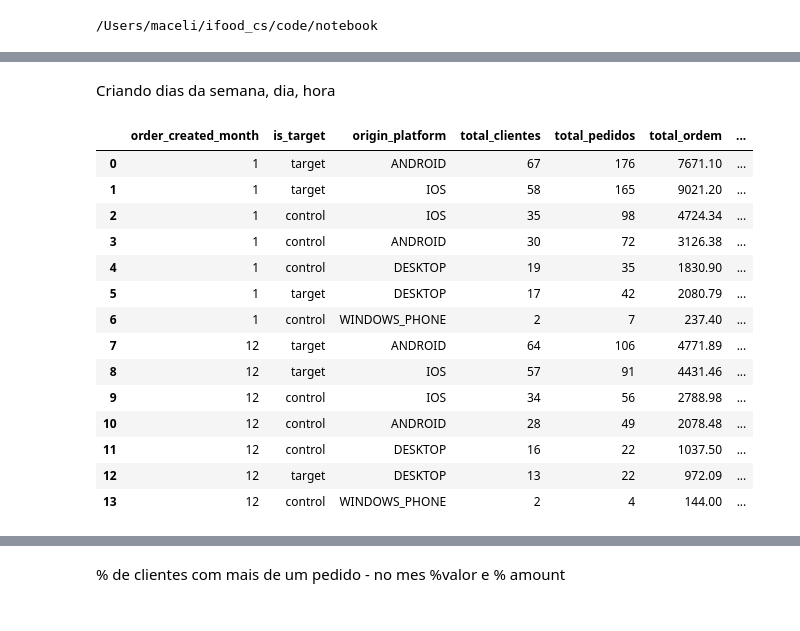
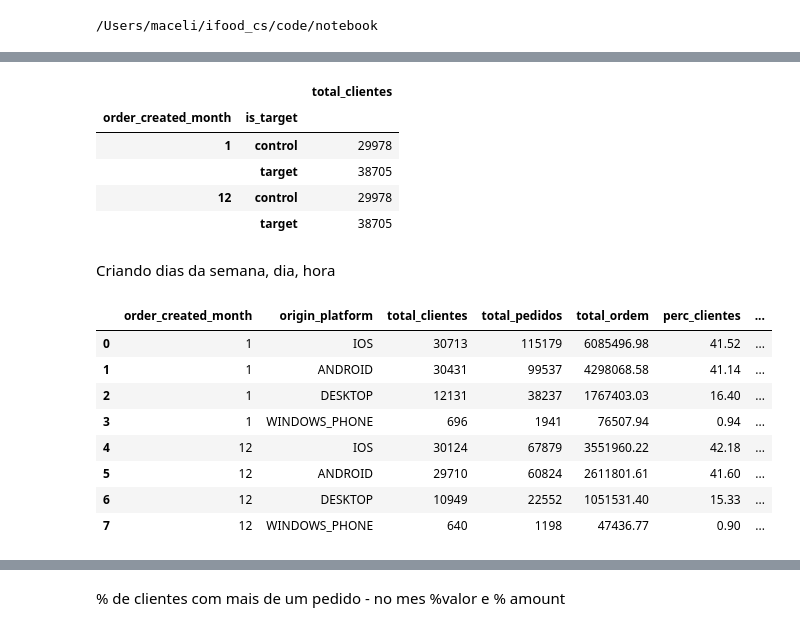
Before and after one commit to elianezanlorense/ifood_cs, a Jupyter notebook: code/notebook/05.cli_res.ipynb, the cells around one changed output, grey strips where cells are left out. Drawn from its saved outputs; the diff is of its cells as text; code cells hidden in the pictures.

```diff
--- a/code/notebook/05.cli_res.ipynb
+++ b/code/notebook/05.cli_res.ipynb
@@ -24,6 +24,6 @@ from utilities.functions import (
 # %%
 from pathlib import Path
 BASE_PATH = Path("/Users/maceli/ifood_cs/dados")
-df = pd.read_parquet(BASE_PATH / "silver" / "df_p_2.parquet").drop([ "delivery_address_district", "delivery_address_country",'customer_name','active','created_at','delivery_address_external_id'], axis=1)
+df = pd.read_parquet(BASE_PATH / "silver" / "df_p_2.parquet")#.drop([ "delivery_address_district", "delivery_address_country",'customer_name','active','created_at','delivery_address_external_id'], axis=1)
 df.head()
 # %% [output]
@@ -36,3 +36,27 @@ df.head()
+# %%
+df["order_created_at"] = pd.to_datetime(df["order_created_at"], utc=True)
+df['unique_order_hash'] = pd.util.hash_pandas_object(
+        df[['customer_id', 'order_created_at','order_id']],
+        index=False
+    )
+df = df.drop(columns=['order_id'], errors='ignore')
+df["order_created_month"] = df["order_created_at"].dt.month
+id_both_monht=df[df['order_created_month']==12]['customer_id'].unique()
+df = df[df['customer_id'].isin(id_both_monht)].reset_index(drop=True)
+# %%
+df_stats_mes = (
+        df.groupby(['order_created_month','is_target'])
+          .agg(
+              total_clientes=('customer_id', 'nunique')))
+
+df_stats_mes
+# %% [output]
+|  |  | total_clientes |
+| order_created_month | is_target |  |
+| 1 | control | 29978 |
+|  | target | 38705 |
+| 12 | control | 29978 |
+|  | target | 38705 |
 # %% [markdown]
 Criando dias da semana, dia, hora
 # %%
@@ -53,7 +77,7 @@ def gerar_stats(df, group_cols):
         df.groupby(['order_created_month'] + group_cols)
           .agg(
               total_clientes=('customer_id', 'nunique'),
-              total_pedidos=('order_id', 'count'),
+              total_pedidos=('unique_order_hash', 'count'),
               total_ordem=('order_total_amount', 'sum')
           )
           .reset_index()
@@ -72,23 +96,17 @@ def gerar_stats(df, group_cols):
 
     return df_stats_mes
 # %%
-summary_mes=gerar_stats(df,['is_target','origin_platform'])
+summary_mes=gerar_stats(df,['origin_platform'])
 summary_mes
 # %% [output]
-|  | order_created_month | is_target | origin_platform | total_clientes | total_pedidos | total_ordem | ... |
-| 0 | 1 | target | ANDROID | 67 | 176 | 7671.10 | ... |
-| 1 | 1 | target | IOS | 58 | 165 | 9021.20 | ... |
-| 2 | 1 | control | IOS | 35 | 98 | 4724.34 | ... |
-| 3 | 1 | control | ANDROID | 30 | 72 | 3126.38 | ... |
-| 4 | 1 | control | DESKTOP | 19 | 35 | 1830.90 | ... |
-| 5 | 1 | target | DESKTOP | 17 | 42 | 2080.79 | ... |
-| 6 | 1 | control | WINDOWS_PHONE | 2 | 7 | 237.40 | ... |
-| 7 | 12 | target | ANDROID | 64 | 106 | 4771.89 | ... |
-| 8 | 12 | target | IOS | 57 | 91 | 4431.46 | ... |
-| 9 | 12 | control | IOS | 34 | 56 | 2788.98 | ... |
-| 10 | 12 | control | ANDROID | 28 | 49 | 2078.48 | ... |
-| 11 | 12 | control | DESKTOP | 16 | 22 | 1037.50 | ... |
-| 12 | 12 | target | DESKTOP | 13 | 22 | 972.09 | ... |
-| 13 | 12 | control | WINDOWS_PHONE | 2 | 4 | 144.00 | ... |
+|  | order_created_month | origin_platform | total_clientes | total_pedidos | total_ordem | perc_clientes | ... |
+| 0 | 1 | IOS | 30713 | 115179 | 6085496.98 | 41.52 | ... |
+| 1 | 1 | ANDROID | 30431 | 99537 | 4298068.58 | 41.14 | ... |
+| 2 | 1 | DESKTOP | 12131 | 38237 | 1767403.03 | 16.40 | ... |
+| 3 | 1 | WINDOWS_PHONE | 696 | 1941 | 76507.94 | 0.94 | ... |
+| 4 | 12 | IOS | 30124 | 67879 | 3551960.22 | 42.18 | ... |
+| 5 | 12 | ANDROID | 29710 | 60824 | 2611801.61 | 41.60 | ... |
+| 6 | 12 | DESKTOP | 10949 | 22552 | 1051531.40 | 15.33 | ... |
+| 7 | 12 | WINDOWS_PHONE | 640 | 1198 | 47436.77 | 0.90 | ... |
 # %%
 import matplotlib.pyplot as plt
```
Also changed, not shown: parts of 13 cells of this notebook.
